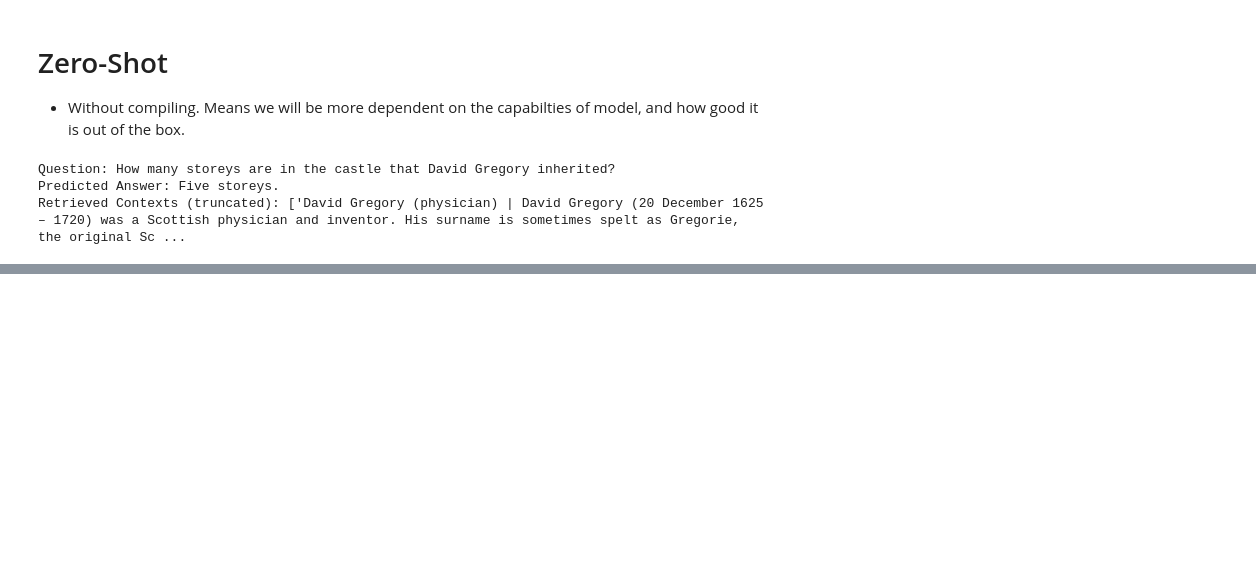
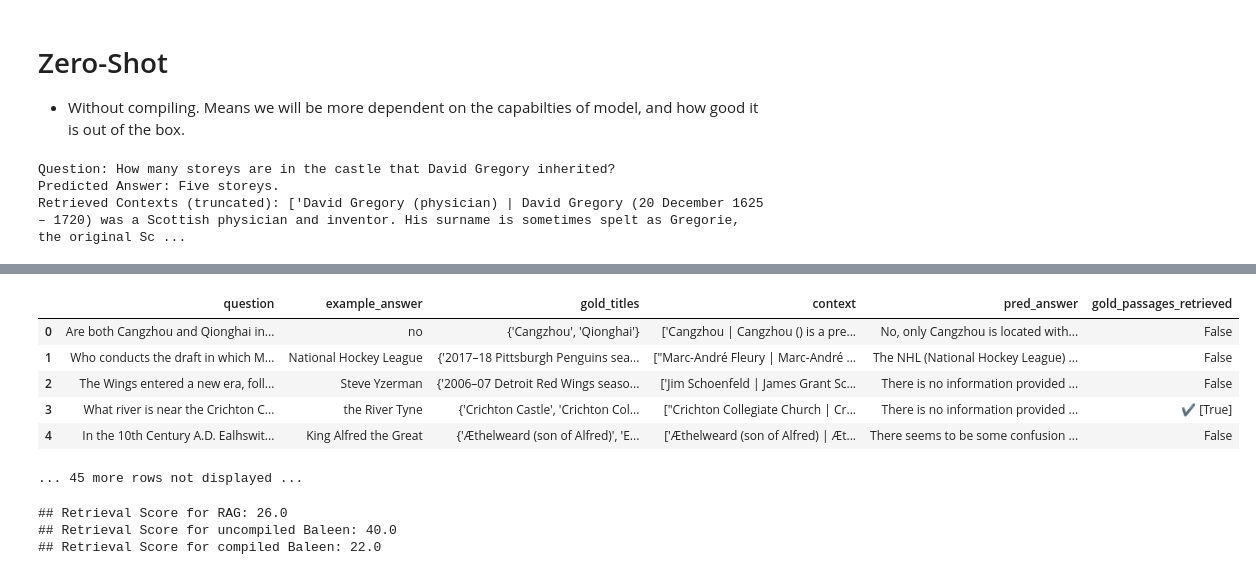
Before and after one commit to toofanix/dspy_rag_1, a Jupyter notebook: basic_dspy_for_phi3.ipynb, the cells around one changed output, grey strips where cells are left out. Drawn from its saved outputs; the diff is of its cells as text; code cells hidden in the pictures; blank space fills up the shorter version.

```diff
--- a/basic_dspy_for_phi3.ipynb
+++ b/basic_dspy_for_phi3.ipynb
@@ -336,0 +347,14 @@ Answer: Five storeys.
+# %%
+def validate_context_and_answer_and_hops(example, pred, trace=None):
+    if not dspy.evaluate.answer_exact_match(example, pred): return False
+    if not dspy.evaluate.answer_passage_match(example, pred): return False
+
+    hops = [example.question] + [outputs.query for *_, outputs in trace if 'query' in outputs]
+
+    if max([len(h) for h in hops]) > 100: return False
+    if any(dspy.evaluate.answer_exact_match_str(hops[idx], hops[:idx], frac=0.8) for idx in range(2, len(hops))): return False
+
+    return True
+# %%
+teleprompter = BootstrapFewShot(metric=validate_context_and_answer_and_hops)
+compiled_baleen = teleprompter.compile(SimplifiedBaleen(), teacher=SimplifiedBaleen(passages_per_hop=2), trainset=trainset)
@@ -336,0 +378,18 @@ Answer: Five storeys.
+# %%
+compiled_baleen_retrieval_score = evaluate_on_hotpotqa(compiled_baleen, metric=gold_passages_retrieved)
+# %% [output]
+|  | question | example_answer | gold_titles | context | pred_answer | gold_passages_retrieved |
+| 0 | Are both Cangzhou and Qionghai in... | no | {'Cangzhou', 'Qionghai'} | ['Cangzhou | Cangzhou () is a pre... | No, only Cangzhou is located with... | False |
+| 1 | Who conducts the draft in which M... | National Hockey League | {'2017–18 Pittsburgh Penguins sea... | ["Marc-André Fleury | Marc-André ... | The NHL (National Hockey League) ... | False |
+| 2 | The Wings entered a new era, foll... | Steve Yzerman | {'2006–07 Detroit Red Wings seaso... | ['Jim Schoenfeld | James Grant Sc... | There is no information provided ... | False |
+| 3 | What river is near the Crichton C... | the River Tyne | {'Crichton Castle', 'Crichton Col... | ["Crichton Collegiate Church | Cr... | There is no information provided ... | ✔️ [True] |
+| 4 | In the 10th Century A.D. Ealhswit... | King Alfred the Great | {'Æthelweard (son of Alfred)', 'E... | ['Æthelweard (son of Alfred) | Æt... | There seems to be some confusion ... | False |
+... 45 more rows not displayed ...
+# %%
+print(f"## Retrieval Score for RAG: {compiled_rag_retrieval_score}")  # note that for RAG, compilation has no effect on the retrieval step
+print(f"## Retrieval Score for uncompiled Baleen: {uncompiled_baleen_retrieval_score}")
+print(f"## Retrieval Score for compiled Baleen: {compiled_baleen_retrieval_score}")
+# %% [output]
+## Retrieval Score for RAG: 26.0
+## Retrieval Score for uncompiled Baleen: 40.0
+## Retrieval Score for compiled Baleen: 22.0
```
Also changed, not shown: parts of 12 cells of this notebook.
